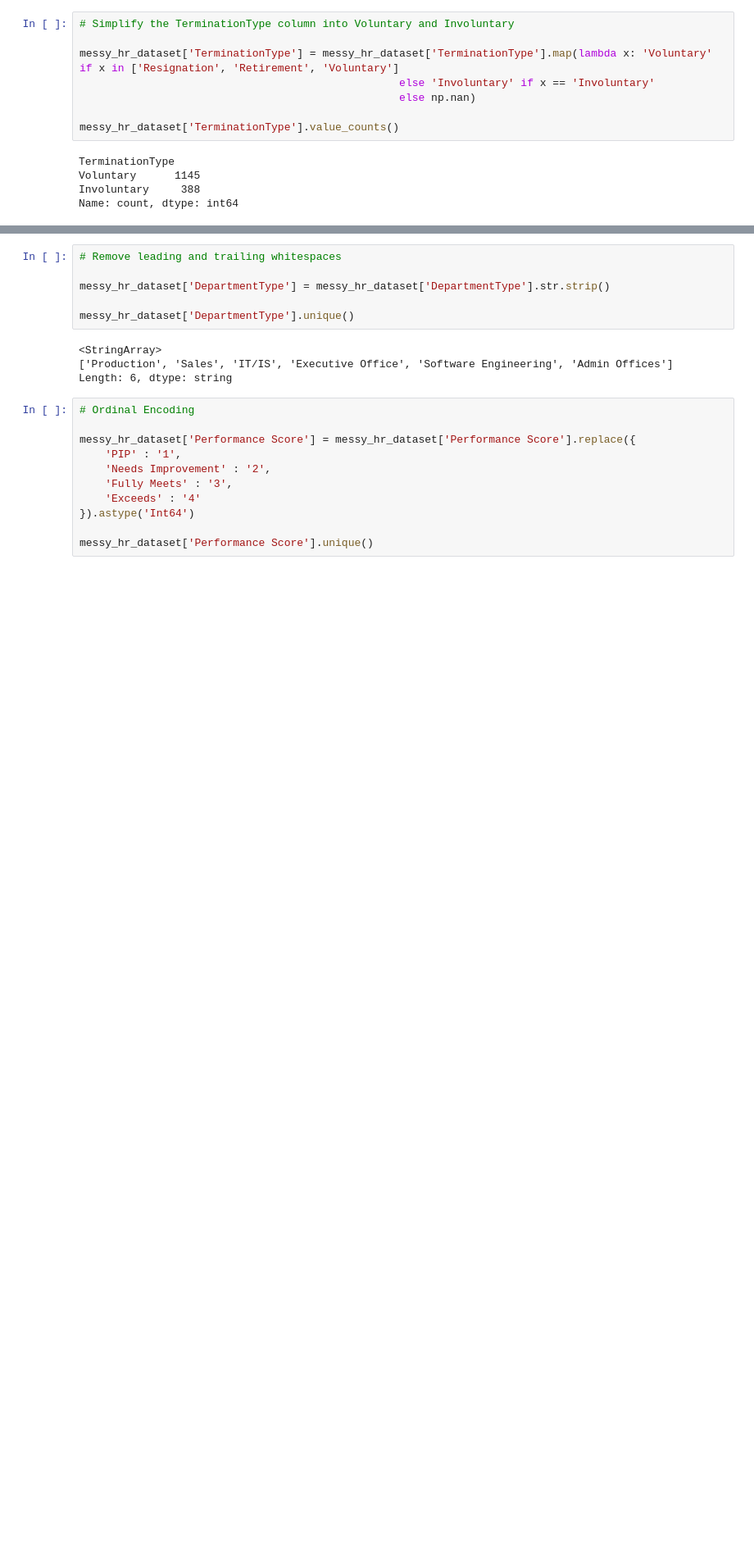
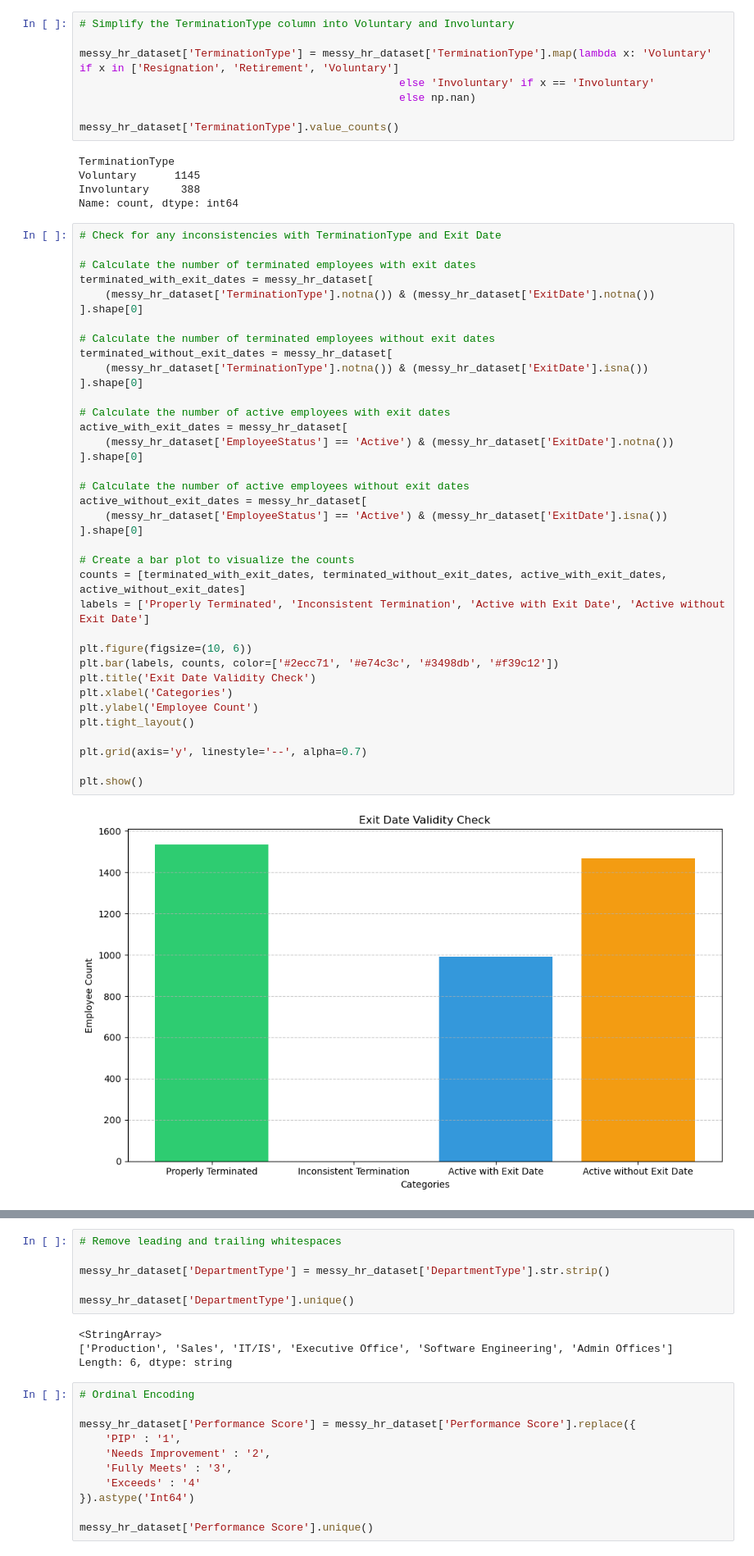
Before and after one commit to Belaleatsbanana/DataScience-HR-Analytics-Project, a Jupyter notebook: HR_DataPrep.ipynb, the cells around one changed output, grey strips where cells are left out. Shown: that part at 82% size. Saved outputs shown, nothing was run; the diff lists cells and outputs as text; blank space fills up the shorter version.

```diff
--- a/HR_DataPrep.ipynb
+++ b/HR_DataPrep.ipynb
@@ -381,4 +443,43 @@ TerminationType
 Voluntary      1145
 Involuntary     388
 Name: count, dtype: int64
+# %%
+# Check for any inconsistencies with TerminationType and Exit Date
+
+# Calculate the number of terminated employees with exit dates
+terminated_with_exit_dates = messy_hr_dataset[
+    (messy_hr_dataset['TerminationType'].notna()) & (messy_hr_dataset['ExitDate'].notna())
+].shape[0]
+
+# Calculate the number of terminated employees without exit dates
+terminated_without_exit_dates = messy_hr_dataset[
+    (messy_hr_dataset['TerminationType'].notna()) & (messy_hr_dataset['ExitDate'].isna())
+].shape[0]
+
+# Calculate the number of active employees with exit dates
+active_with_exit_dates = messy_hr_dataset[
+    (messy_hr_dataset['EmployeeStatus'] == 'Active') & (messy_hr_dataset['ExitDate'].notna())
+].shape[0]
+
+# Calculate the number of active employees without exit dates
+active_without_exit_dates = messy_hr_dataset[
+    (messy_hr_dataset['EmployeeStatus'] == 'Active') & (messy_hr_dataset['ExitDate'].isna())
+].shape[0]
+
+# Create a bar plot to visualize the counts
+counts = [terminated_with_exit_dates, terminated_without_exit_dates, active_with_exit_dates, active_without_exit_dates]
+labels = ['Properly Terminated', 'Inconsistent Termination', 'Active with Exit Date', 'Active without Exit Date']
+
+plt.figure(figsize=(10, 6))
+plt.bar(labels, counts, color=['#2ecc71', '#e74c3c', '#3498db', '#f39c12'])
+plt.title('Exit Date Validity Check')
+plt.xlabel('Categories')
+plt.ylabel('Employee Count')
+plt.tight_layout()
+
+plt.grid(axis='y', linestyle='--', alpha=0.7)
+
+plt.show()
+# %% [output]
+[figure, added]
 # %%
```
Also changed, not shown: parts of 18 cells of this notebook.
